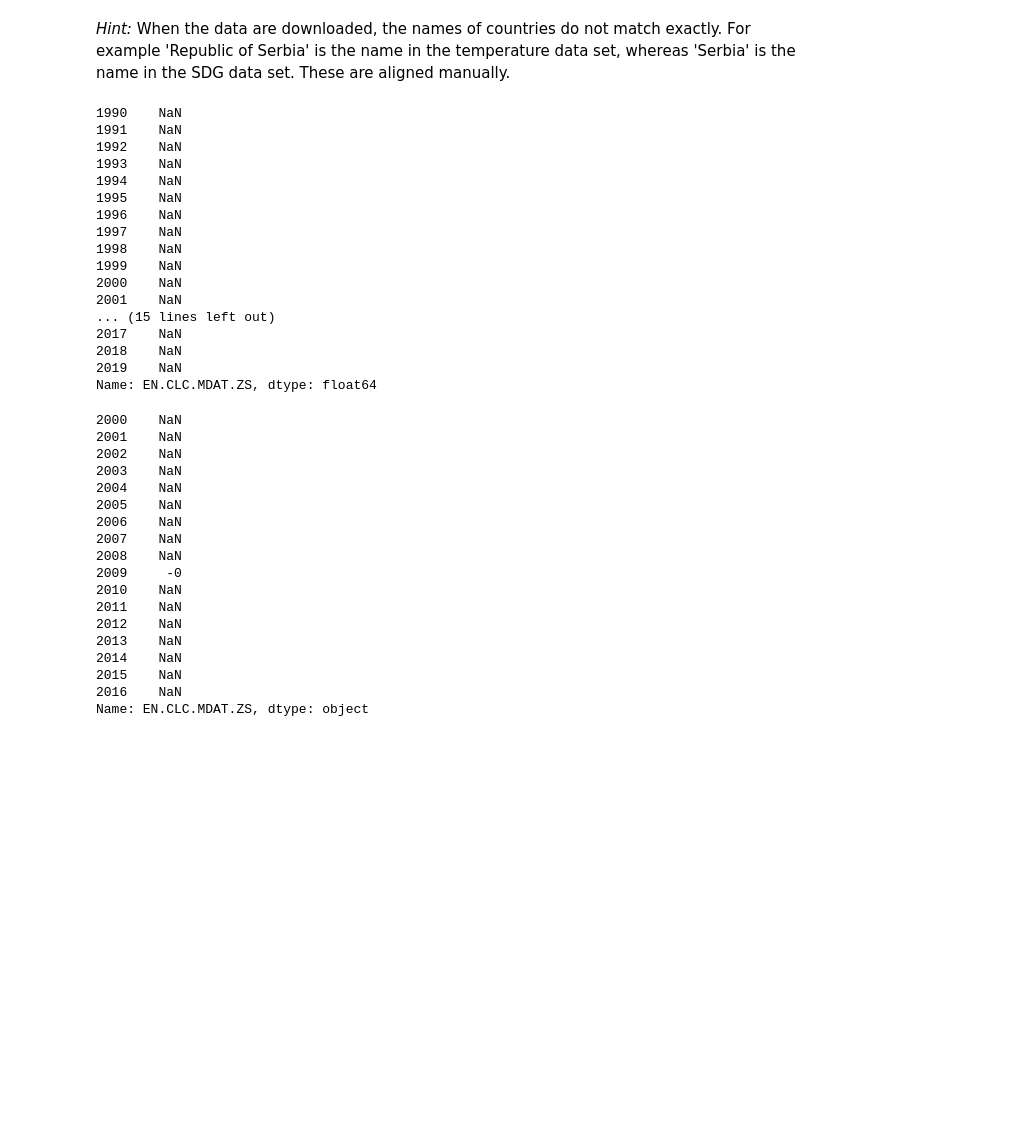
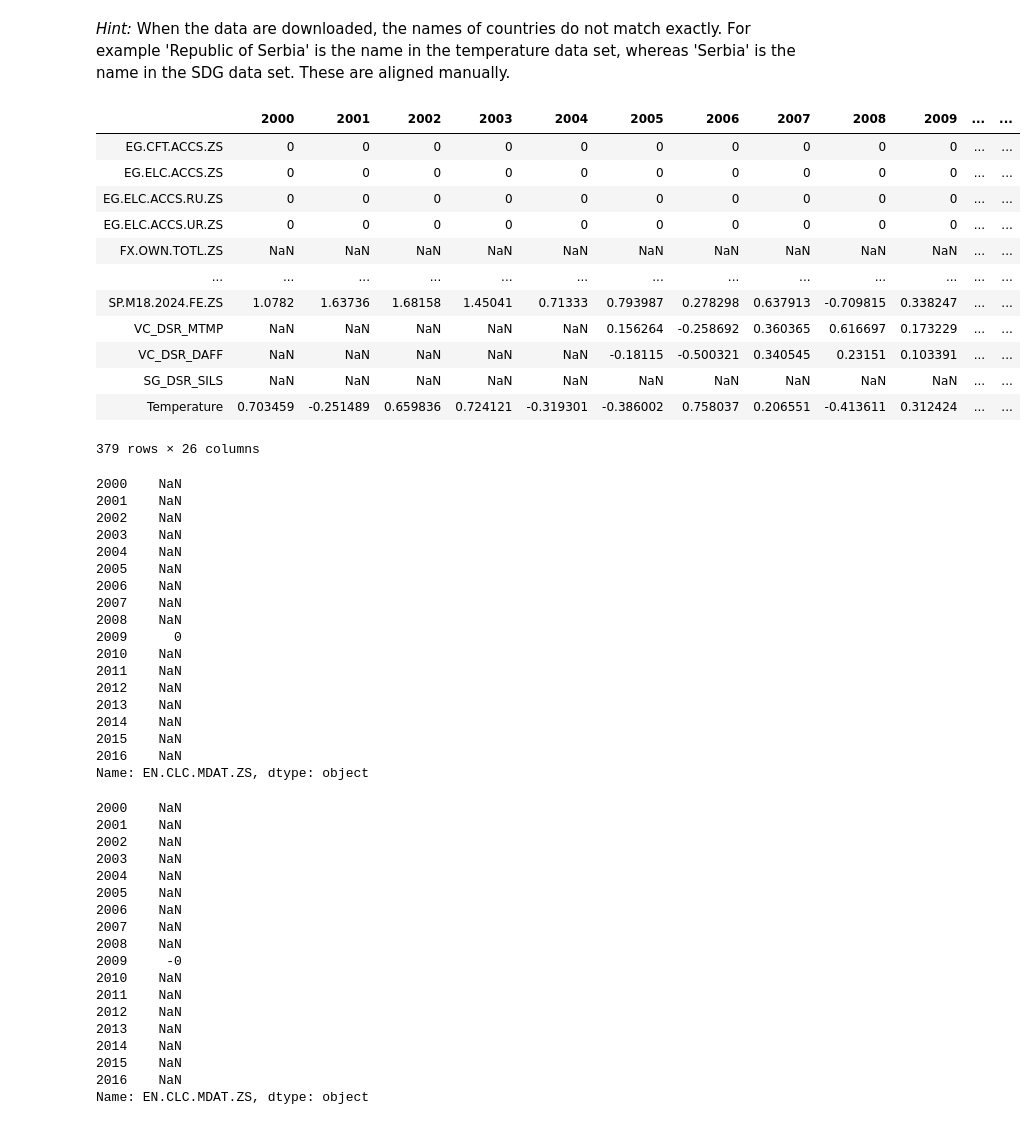
Before and after one commit to felix-laumann/SDG-networks, a Jupyter notebook: 2_imputations_concatenating.ipynb, the cells around one changed output. Saved outputs shown, nothing was run; the diff lists cells and outputs as text; code cells hidden in the pictures; blank space fills up the shorter version.

```diff
--- a/2_imputations_concatenating.ipynb
+++ b/2_imputations_concatenating.ipynb
@@ -259,7 +266,7 @@ print(dict_e['2011', 'Switzerland', 'Iraq'])
 # %% [markdown]
 Normalise these distances $e_y$ and save them in `dict_E`:
 # %%
-dict_E = copy.deepcopy(dict_e)
+dict_E = {}
 
 for year in period:
 
@@ -342,11 +345,13 @@ binary_seriescodes = list(info_binary['SeriesCode'])
 
 binary_seriescodes
 # %%
-# ~2 hours
+# ~30 minutes
 
-dict_all_i = copy.deepcopy(dict_all_std)
+dict_all_i = {}
 
 for country in countries:
+
+    dict_all_i[country] = pd.DataFrame(index=seriescodes, columns=period)
 
     not_countries = [c for c in countries if c != country]
 
@@ -357,7 +362,7 @@ for country in countries:
                 all_k = []
 
                 for not_country in not_countries:
-                    if pd.isna(dict_all_std[not_country].loc[seriescode, year]) is False and pd.isna(dict_E[(year, country, not_country)]) is False and dict_E[(year, country, not_country)]!=0:    # not_country can also have NaN -> exclude those
+                    if pd.isna(dict_all_std[not_country].loc[seriescode, year]) is False and pd.isna(dict_E[(year, country, not_country)]) is False: # and dict_E[(year, country, not_country)]!=0:    # not_country can also have NaN -> exclude those
                         K += 1
                         # print('value:', dict_all_std[not_country].loc[seriescode, year])
                         # print('distance:', dict_E[(year, country, not_country)])
@@ -383,7 +388,10 @@ for country in countries:
                 else:
                     dict_all_i[country].loc[seriescode, year] = np.nan    # only impute when data of other countries is available, 0 cannot be imputed because time-series are non-stationary
 
-                # print('Imputation for {} in {} in {}'.format(seriescode, country, year), dict_all_i[country].loc[seriescode, year])
+                #print('Imputation for {} in {} in {}'.format(seriescode, country, year), dict_all_i[country].loc[seriescode, year])
+
+            else:
+                dict_all_i[country].loc[seriescode, year] = dict_all_std[country].loc[seriescode, year]
 # %% [markdown]
 We need to delete all keys which are not part of the list of countries.
 # %%
@@ -451,0 +487,7 @@ imp.close()
+# %%
+# number of values
+s_imp = 0
+for country in dict_all_i.keys():
+    s_imp += np.sum(dict_all_i[country].count())
+
+print(s_imp)
@@ -767,6 +808,23 @@ countries_to_drop = list(set(list(dict_all_t.keys())).difference(list(temp.keys(
 
 for c in countries_to_drop:
     dict_all_t.pop(c)
+# %%
+#check
+dict_all_t['France']
+# %% [output]
+|  | 2000 | 2001 | 2002 | 2003 | 2004 | 2005 | 2006 | 2007 | 2008 | 2009 | ... | ... |
+| EG.CFT.ACCS.ZS | 0 | 0 | 0 | 0 | 0 | 0 | 0 | 0 | 0 | 0 | ... | ... |
+| EG.ELC.ACCS.ZS | 0 | 0 | 0 | 0 | 0 | 0 | 0 | 0 | 0 | 0 | ... | ... |
+| EG.ELC.ACCS.RU.ZS | 0 | 0 | 0 | 0 | 0 | 0 | 0 | 0 | 0 | 0 | ... | ... |
+| EG.ELC.ACCS.UR.ZS | 0 | 0 | 0 | 0 | 0 | 0 | 0 | 0 | 0 | 0 | ... | ... |
+| FX.OWN.TOTL.ZS | NaN | NaN | NaN | NaN | NaN | NaN | NaN | NaN | NaN | NaN | ... | ... |
+| ... | ... | ... | ... | ... | ... | ... | ... | ... | ... | ... | ... | ... |
+| SP.M18.2024.FE.ZS | 1.0782 | 1.63736 | 1.68158 | 1.45041 | 0.71333 | 0.793987 | 0.278298 | 0.637913 | -0.709815 | 0.338247 | ... | ... |
+| VC_DSR_MTMP | NaN | NaN | NaN | NaN | NaN | 0.156264 | -0.258692 | 0.360365 | 0.616697 | 0.173229 | ... | ... |
+| VC_DSR_DAFF | NaN | NaN | NaN | NaN | NaN | -0.18115 | -0.500321 | 0.340545 | 0.23151 | 0.103391 | ... | ... |
+| SG_DSR_SILS | NaN | NaN | NaN | NaN | NaN | NaN | NaN | NaN | NaN | NaN | ... | ... |
+| Temperature | 0.703459 | -0.251489 | 0.659836 | 0.724121 | -0.319301 | -0.386002 | 0.758037 | 0.206551 | -0.413611 | 0.312424 | ... | ... |
+379 rows × 26 columns
 # %%
 # CHECKPOINT
 indicators_values_i_up = pickle.load(open('utils/data/indicators_values_i_up_wb.pkl', 'rb'))
@@ -783,25 +842,26 @@ for country in countries:
         indicators_values_i_up[country].at[seriescode] = list(np.multiply(list(dict_all_t[country].loc[seriescode]), int(info.loc[info['Series Code'] == seriescode].direction)))
 # %%
 # check
-dict_all_i['Belgium'].loc['EN.CLC.MDAT.ZS']
+dict_all_t['Brazil'].loc['EN.CLC.MDAT.ZS']
 # %% [output]
-1990    NaN
-1991    NaN
-1992    NaN
-1993    NaN
-1994    NaN
-1995    NaN
-1996    NaN
-1997    NaN
-1998    NaN
-1999    NaN
 2000    NaN
 2001    NaN
-... (15 lines left out)
-2017    NaN
-2018    NaN
-2019    NaN
-Name: EN.CLC.MDAT.ZS, dtype: float64
+2002    NaN
+2003    NaN
+2004    NaN
+2005    NaN
+2006    NaN
+2007    NaN
+2008    NaN
+2009      0
+2010    NaN
+2011    NaN
+2012    NaN
+2013    NaN
+2014    NaN
+2015    NaN
+2016    NaN
+Name: EN.CLC.MDAT.ZS, dtype: object
 # %%
 # check
 indicators_values_i_up['Brazil'].loc['EN.CLC.MDAT.ZS']
```
Also changed, not shown: parts of 23 cells of this notebook, 2 other files.
